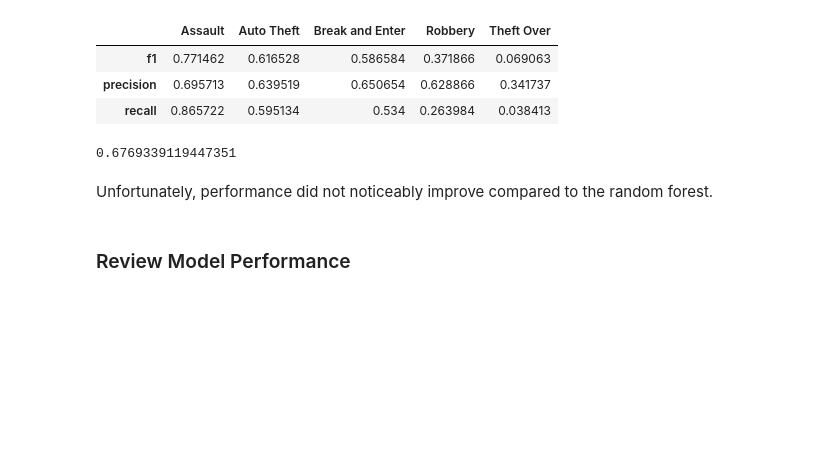
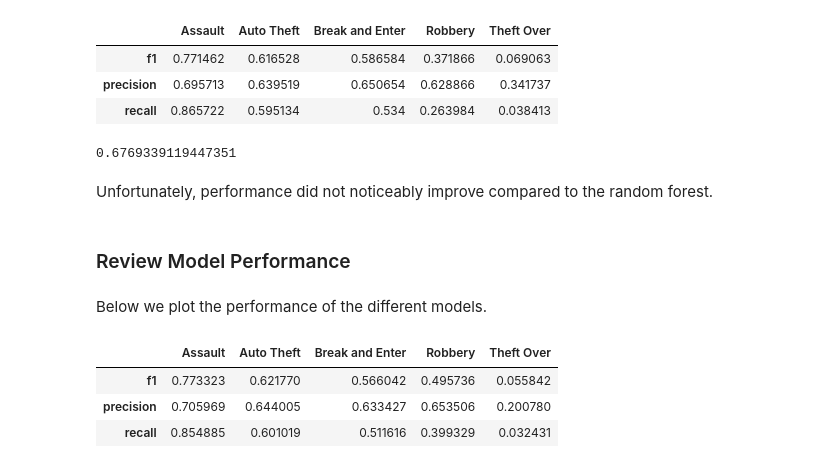
Before and after one commit to Matt2371/Toronto-Crimes, a Jupyter notebook: predictive_modeling.ipynb, the cells around one changed output. Saved outputs shown, nothing was run; the diff lists cells and outputs as text; code cells hidden in the pictures; blank space fills up the shorter version.

```diff
--- a/predictive_modeling.ipynb
+++ b/predictive_modeling.ipynb
@@ -451,3 +451,5 @@ Unfortunately, performance did not noticeably improve compared to the random for
 # %%
 # pd.DataFrame({'accuracy': accuracy_ls},
 #              index=model_names).to_csv('data/model_performance/accuracies.csv')
+# %% [markdown]
+Below we plot the performance of the different models.
@@ -453,0 +471,7 @@ Unfortunately, performance did not noticeably improve compared to the random for
+# %%
+model_perf[0]
+# %% [output]
+|  | Assault | Auto Theft | Break and Enter | Robbery | Theft Over |
+| f1 | 0.773323 | 0.621770 | 0.566042 | 0.495736 | 0.055842 |
+| precision | 0.705969 | 0.644005 | 0.633427 | 0.653506 | 0.200780 |
+| recall | 0.854885 | 0.601019 | 0.511616 | 0.399329 | 0.032431 |
```
Also changed, not shown: parts of 5 cells of this notebook.
